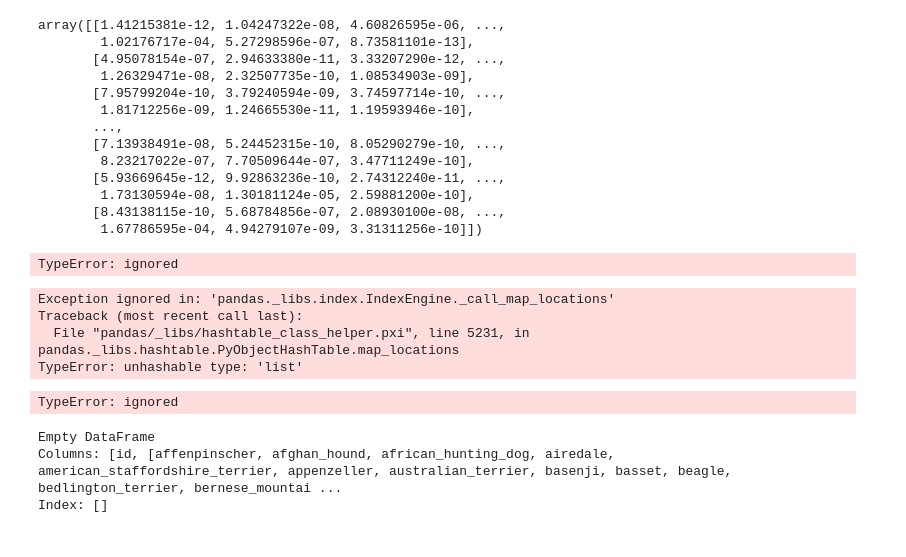
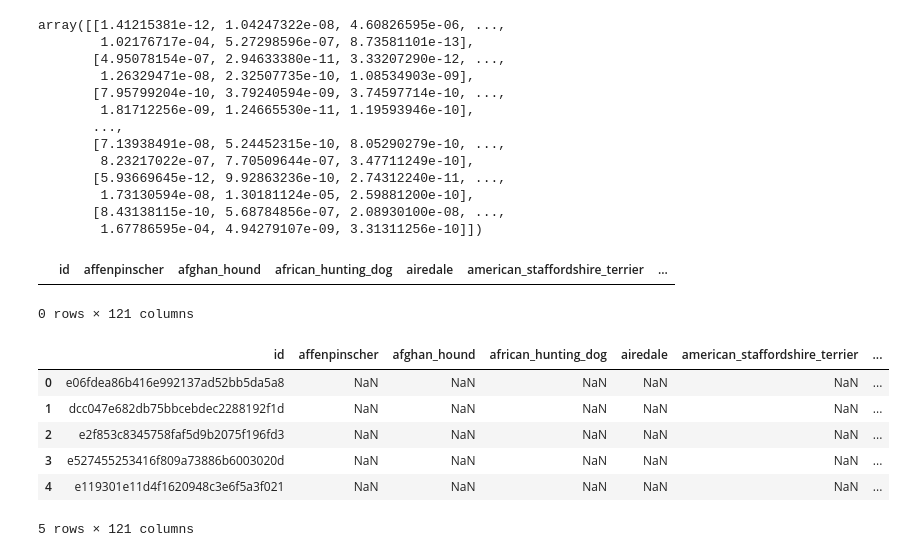
Before and after one commit to SaketMunda/dog-breed-prediction, a Jupyter notebook: dog_vision.ipynb, the cells around one changed output. Cells and saved outputs as stored; diff of their text form; code cells hidden in the pictures.

```diff
--- a/dog_vision.ipynb
+++ b/dog_vision.ipynb
@@ -1182,15 +1182,23 @@ array([[1.41215381e-12, 1.04247322e-08, 4.60826595e-06, ...,
         1.67786595e-04, 4.94279107e-09, 3.31311256e-10]])
 # %%
 # create a pandas dataframe with an ID column
-pred_df = pd.DataFrame(columns = ["id",list(unique_breeds)])
+pred_df = pd.DataFrame(columns = ["id"] + list(unique_breeds))
 pred_df.head()
 # %% [output]
+|  | id | affenpinscher | afghan_hound | african_hunting_dog | airedale | american_staffordshire_terrier | ... |
-TypeError: ignored
+0 rows × 121 columns
-Exception ignored in: 'pandas._libs.index.IndexEngine._call_map_locations'
-Traceback (most recent call last):
-  File "pandas/_libs/hashtable_class_helper.pxi", line 5231, in pandas._libs.hashtable.PyObjectHashTable.map_locations
-TypeError: unhashable type: 'list'
-TypeError: ignored
-Empty DataFrame
-Columns: [id, [affenpinscher, afghan_hound, african_hunting_dog, airedale, american_staffordshire_terrier, appenzeller, australian_terrier, basenji, basset, beagle, bedlington_terrier, bernese_mountai ...
-Index: []
+# %%
+test_path = "drive/MyDrive/Data Science/Dog Vision/test/"
+test_ids = [os.path.splitext(path)[0] for path in os.listdir(test_path)]
+# %%
+pred_df["id"] = test_ids
+# %%
+pred_df.head()
+# %% [output]
+|  | id | affenpinscher | afghan_hound | african_hunting_dog | airedale | american_staffordshire_terrier | ... |
+| 0 | e06fdea86b416e992137ad52bb5da5a8 | NaN | NaN | NaN | NaN | NaN | ... |
+| 1 | dcc047e682db75bbcebdec2288192f1d | NaN | NaN | NaN | NaN | NaN | ... |
+| 2 | e2f853c8345758faf5d9b2075f196fd3 | NaN | NaN | NaN | NaN | NaN | ... |
+| 3 | e527455253416f809a73886b6003020d | NaN | NaN | NaN | NaN | NaN | ... |
+| 4 | e119301e11d4f1620948c3e6f5a3f021 | NaN | NaN | NaN | NaN | NaN | ... |
+5 rows × 121 columns
```
Also changed, not shown: parts of 8 cells of this notebook.
